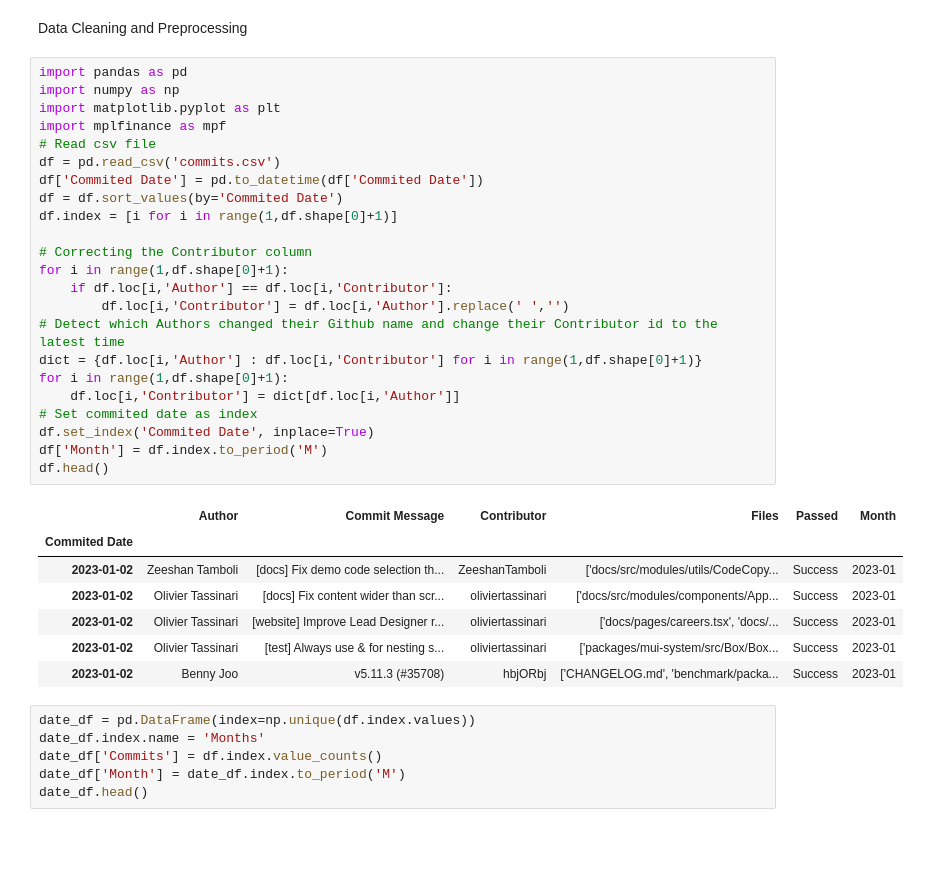
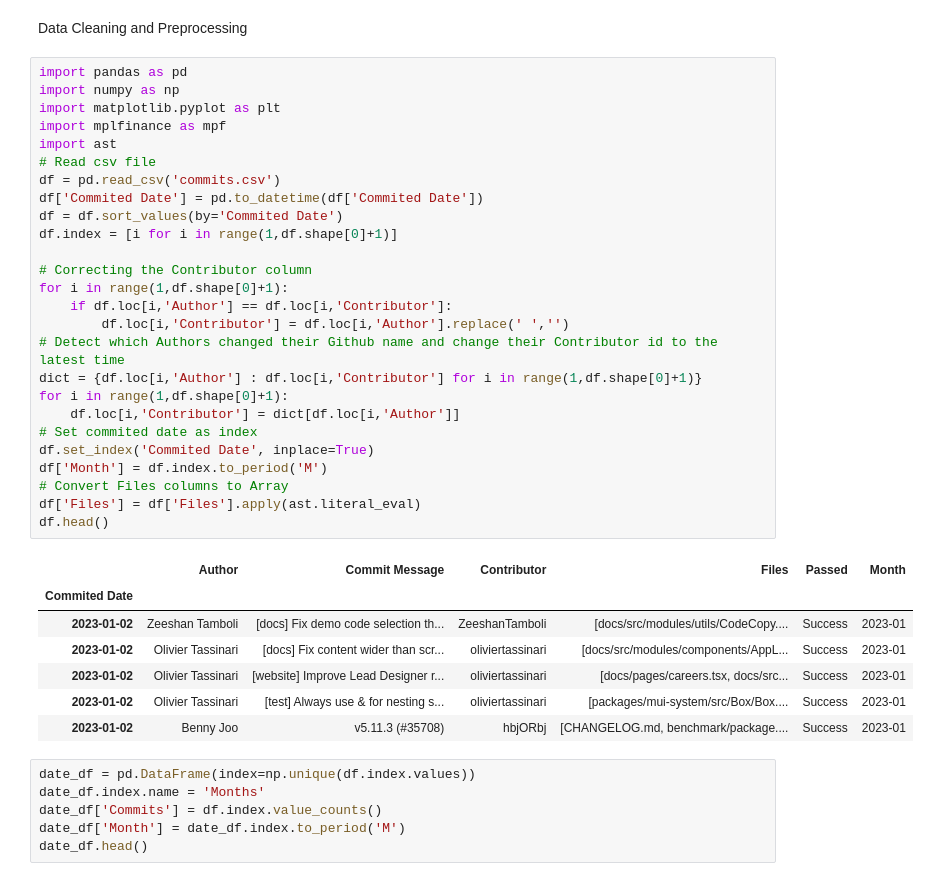
Before and after one commit to Khanhtoichoi/Data-Analysis, a Jupyter notebook: data_analysis.ipynb, the cells around one changed output. Cells and saved outputs as stored; diff of their text form; blank space fills up the shorter version.

```diff
--- a/data_analysis.ipynb
+++ b/data_analysis.ipynb
@@ -3,34 +3,37 @@ Data Cleaning and Preprocessing
 # %%
 import pandas as pd
 import numpy as np
 import matplotlib.pyplot as plt
 import mplfinance as mpf
+import ast
 # Read csv file
 df = pd.read_csv('commits.csv')
 df['Commited Date'] = pd.to_datetime(df['Commited Date'])
 df = df.sort_values(by='Commited Date')
 df.index = [i for i in range(1,df.shape[0]+1)]
 
 # Correcting the Contributor column
 for i in range(1,df.shape[0]+1):
     if df.loc[i,'Author'] == df.loc[i,'Contributor']:
         df.loc[i,'Contributor'] = df.loc[i,'Author'].replace(' ','')
 # Detect which Authors changed their Github name and change their Contributor id to the latest time
 dict = {df.loc[i,'Author'] : df.loc[i,'Contributor'] for i in range(1,df.shape[0]+1)}
 for i in range(1,df.shape[0]+1):
     df.loc[i,'Contributor'] = dict[df.loc[i,'Author']]
 # Set commited date as index
 df.set_index('Commited Date', inplace=True)
 df['Month'] = df.index.to_period('M')
+# Convert Files columns to Array
+df['Files'] = df['Files'].apply(ast.literal_eval)
 df.head()
 # %% [output]
 |  | Author | Commit Message | Contributor | Files | Passed | Month |
 | Commited Date |  |  |  |  |  |  |
-| 2023-01-02 | Zeeshan Tamboli | [docs] Fix demo code selection th... | ZeeshanTamboli | ['docs/src/modules/utils/CodeCopy... | Success | 2023-01 |
-| 2023-01-02 | Olivier Tassinari | [docs] Fix content wider than scr... | oliviertassinari | ['docs/src/modules/components/App... | Success | 2023-01 |
-| 2023-01-02 | Olivier Tassinari | [website] Improve Lead Designer r... | oliviertassinari | ['docs/pages/careers.tsx', 'docs/... | Success | 2023-01 |
-| 2023-01-02 | Olivier Tassinari | [test] Always use & for nesting s... | oliviertassinari | ['packages/mui-system/src/Box/Box... | Success | 2023-01 |
-| 2023-01-02 | Benny Joo | v5.11.3 (#35708) | hbjORbj | ['CHANGELOG.md', 'benchmark/packa... | Success | 2023-01 |
+| 2023-01-02 | Zeeshan Tamboli | [docs] Fix demo code selection th... | ZeeshanTamboli | [docs/src/modules/utils/CodeCopy.... | Success | 2023-01 |
+| 2023-01-02 | Olivier Tassinari | [docs] Fix content wider than scr... | oliviertassinari | [docs/src/modules/components/AppL... | Success | 2023-01 |
+| 2023-01-02 | Olivier Tassinari | [website] Improve Lead Designer r... | oliviertassinari | [docs/pages/careers.tsx, docs/src... | Success | 2023-01 |
+| 2023-01-02 | Olivier Tassinari | [test] Always use & for nesting s... | oliviertassinari | [packages/mui-system/src/Box/Box.... | Success | 2023-01 |
+| 2023-01-02 | Benny Joo | v5.11.3 (#35708) | hbjORbj | [CHANGELOG.md, benchmark/package.... | Success | 2023-01 |
 # %%
 date_df = pd.DataFrame(index=np.unique(df.index.values))
 date_df.index.name = 'Months'
```
Also changed, not shown: parts of 25 cells of this notebook.
